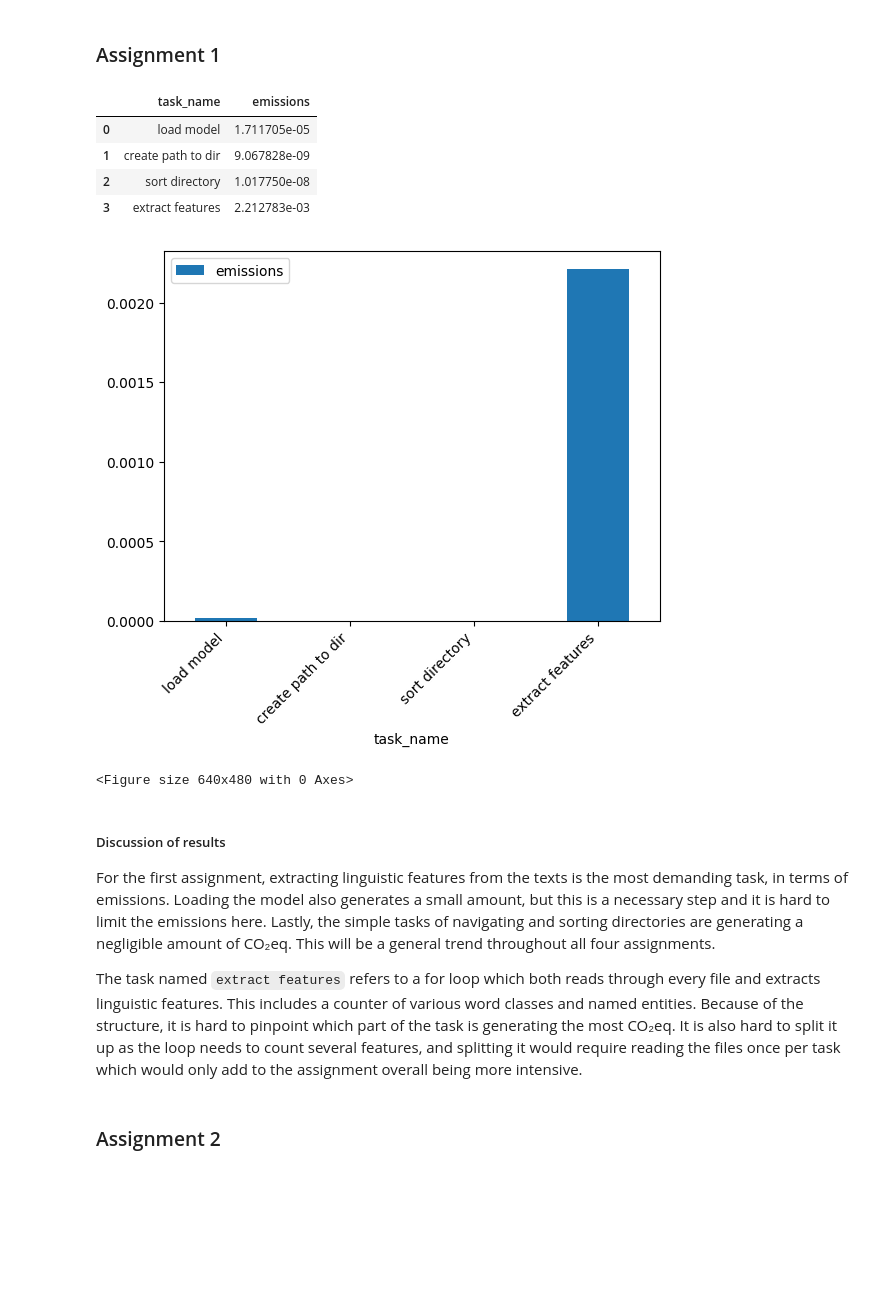
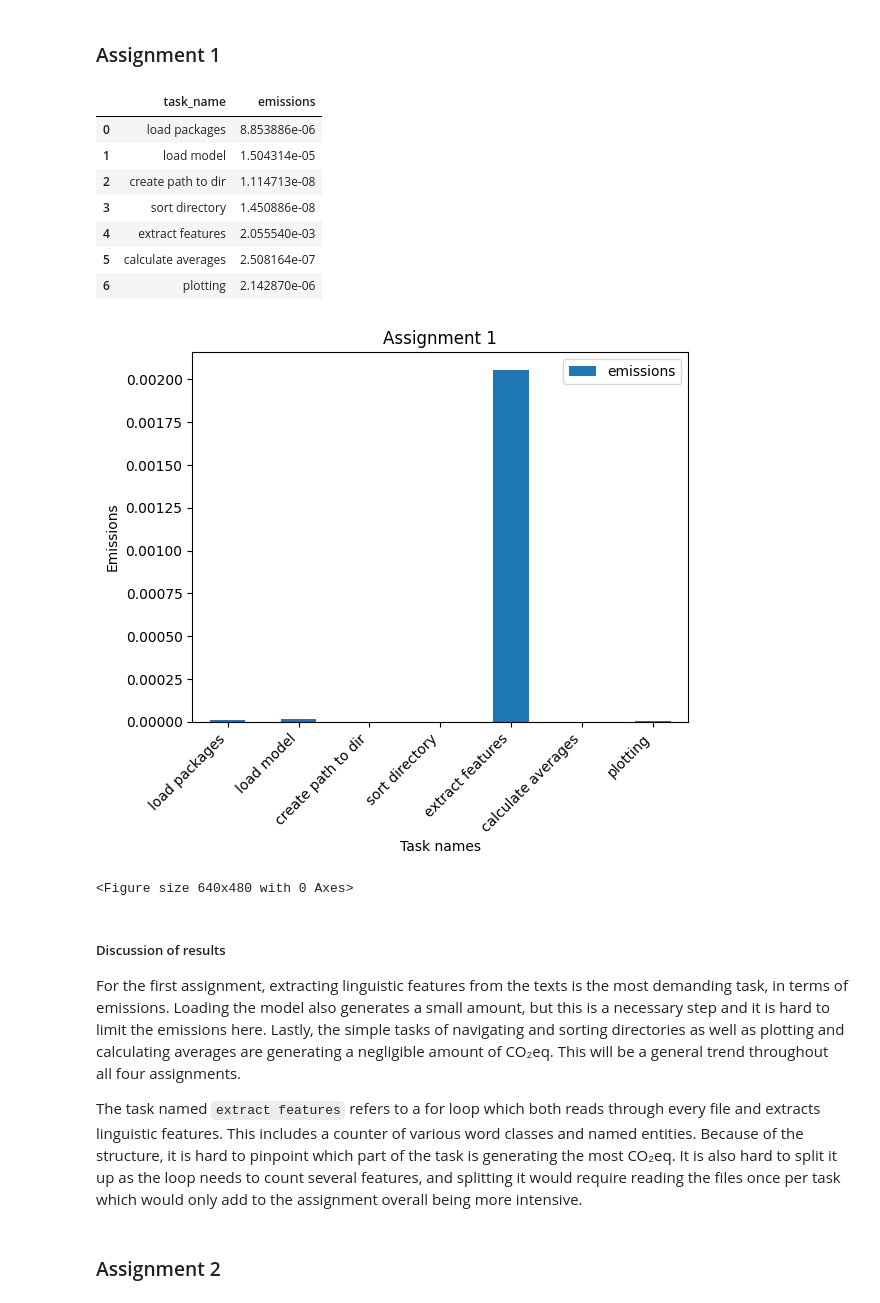
Before and after one commit to idajohannesen/cds-lang, a Jupyter notebook: assignments/assignment 5/src/assignment5.ipynb, the cells around one changed output. Drawn from its saved outputs; the diff is of its cells as text; code cells hidden in the pictures; blank space fills up the shorter version.

````diff
--- a/assignments/assignment 5/src/assignment5.ipynb
+++ b/assignments/assignment 5/src/assignment5.ipynb
@@ -45,32 +54,38 @@ Following this, we look at every assignment and it's tasks further in depth.
 # %%
 # loading the csv file with emissions for assignment 1
 
-filename1 = os.path.join("../input/emissions_base_50058b18-db6c-4568-827d-8e040f6d143b.csv")
+filename1 = os.path.join("../input/emissions_base_b1578009-007e-48b2-943e-96d64586147f.csv")
 assignment1 = pd.read_csv(filename1)
 assignment1 = assignment1[["task_name", "emissions"]]
 assignment1
 # %% [output]
 |  | task_name | emissions |
-| 0 | load model | 1.711705e-05 |
-| 1 | create path to dir | 9.067828e-09 |
-| 2 | sort directory | 1.017750e-08 |
-| 3 | extract features | 2.212783e-03 |
+| 0 | load packages | 8.853886e-06 |
+| 1 | load model | 1.504314e-05 |
+| 2 | create path to dir | 1.114713e-08 |
+| 3 | sort directory | 1.450886e-08 |
+| 4 | extract features | 2.055540e-03 |
+| 5 | calculate averages | 2.508164e-07 |
+| 6 | plotting | 2.142870e-06 |
 # %%
 # creating a visualization of the emissions
 
 assignment1.plot(x="task_name", y="emissions", kind="bar")
+plt.title("Assignment 1")
+plt.ylabel("Emissions")
+plt.xlabel("Task names")
 plt.xticks(rotation=45, ha="right")
 
 plt.savefig('../output/Assignment1_emissions.png') # save output
 plt.show()
 plt.clf()
 # %% [output]
-[figure, old version]
+[figure, new version]
 <Figure size 640x480 with 0 Axes>
 # %% [markdown]
 ##### Discussion of results
 
-For the first assignment, extracting linguistic features from the texts is the most demanding task, in terms of emissions. Loading the model also generates a small amount, but this is a necessary step and it is hard to limit the emissions here. Lastly, the simple tasks of navigating and sorting directories are generating a negligible amount of CO₂eq. This will be a general trend throughout all four assignments.
+For the first assignment, extracting linguistic features from the texts is the most demanding task, in terms of emissions. Loading the model also generates a small amount, but this is a necessary step and it is hard to limit the emissions here. Lastly, the simple tasks of navigating and sorting directories as well as plotting and calculating averages are generating a negligible amount of CO₂eq. This will be a general trend throughout all four assignments.
 
 The task named ```extract features``` refers to a for loop which both reads through every file and extracts linguistic features. This includes a counter of various word classes and named entities. Because of the structure, it is hard to pinpoint which part of the task is generating the most CO₂eq. It is also hard to split it up as the loop needs to count several features, and splitting it would require reading the files once per task which would only add to the assignment overall being more intensive.
 # %% [markdown]
````
Also changed, not shown: parts of 15 cells of this notebook, 23 other files.
